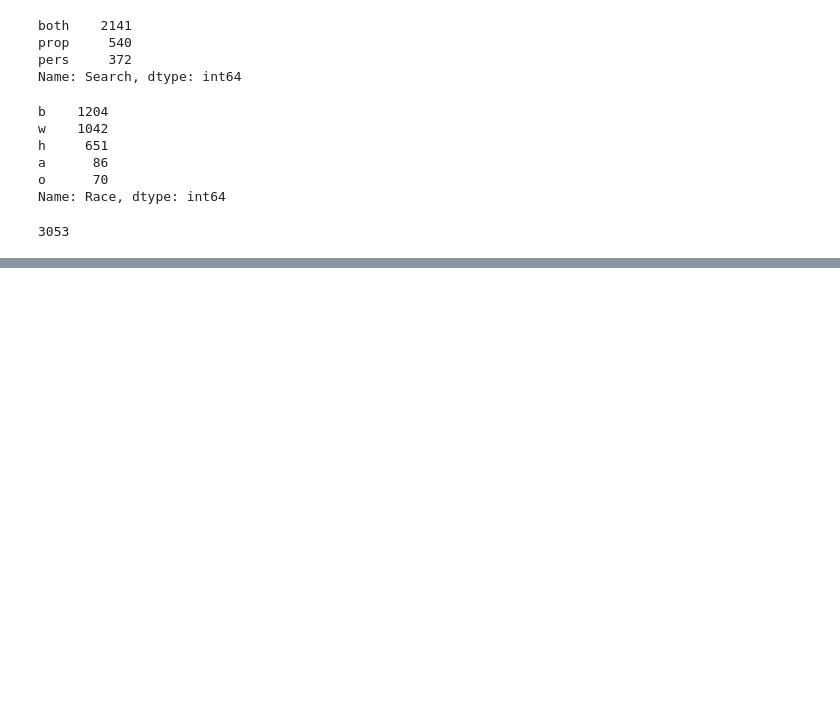
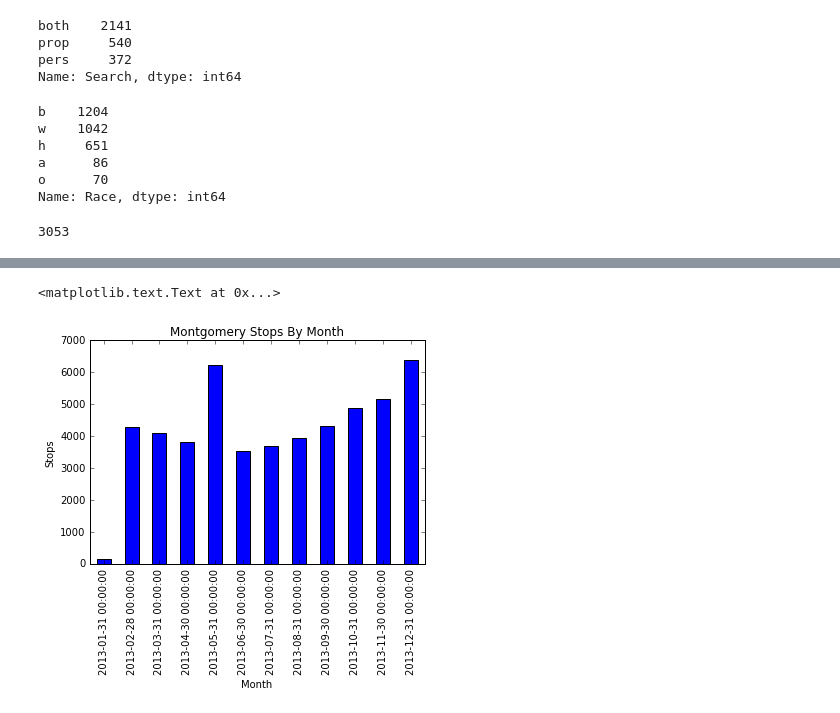
Before and after one commit to OpenDataPolicingNC/Traffic-Stops, a Jupyter notebook: md/data/MD.ipynb, the cells around one changed output, grey strips where cells are left out. Saved outputs shown, nothing was run; the diff lists cells and outputs as text; code cells hidden in the pictures; blank space fills up the shorter version.

```diff
--- a/md/data/MD.ipynb
+++ b/md/data/MD.ipynb
@@ -104,0 +169,8 @@ df[in_montgomery & did_search].Race.value_counts().sum()
+# %%
+p = df[in_montgomery & valid_time_value].groupby(pd.Grouper(key='datetime', freq='1M')).count()['Location'].plot(kind='bar',
+                                                                                                                 title="Montgomery Stops By Month")
+p.set_xlabel("Month")
+p.set_ylabel("Stops")
+# %% [output]
+<matplotlib.text.Text at 0x...>
+[figure, added]
```
Also changed, not shown: parts of 9 cells of this notebook.
